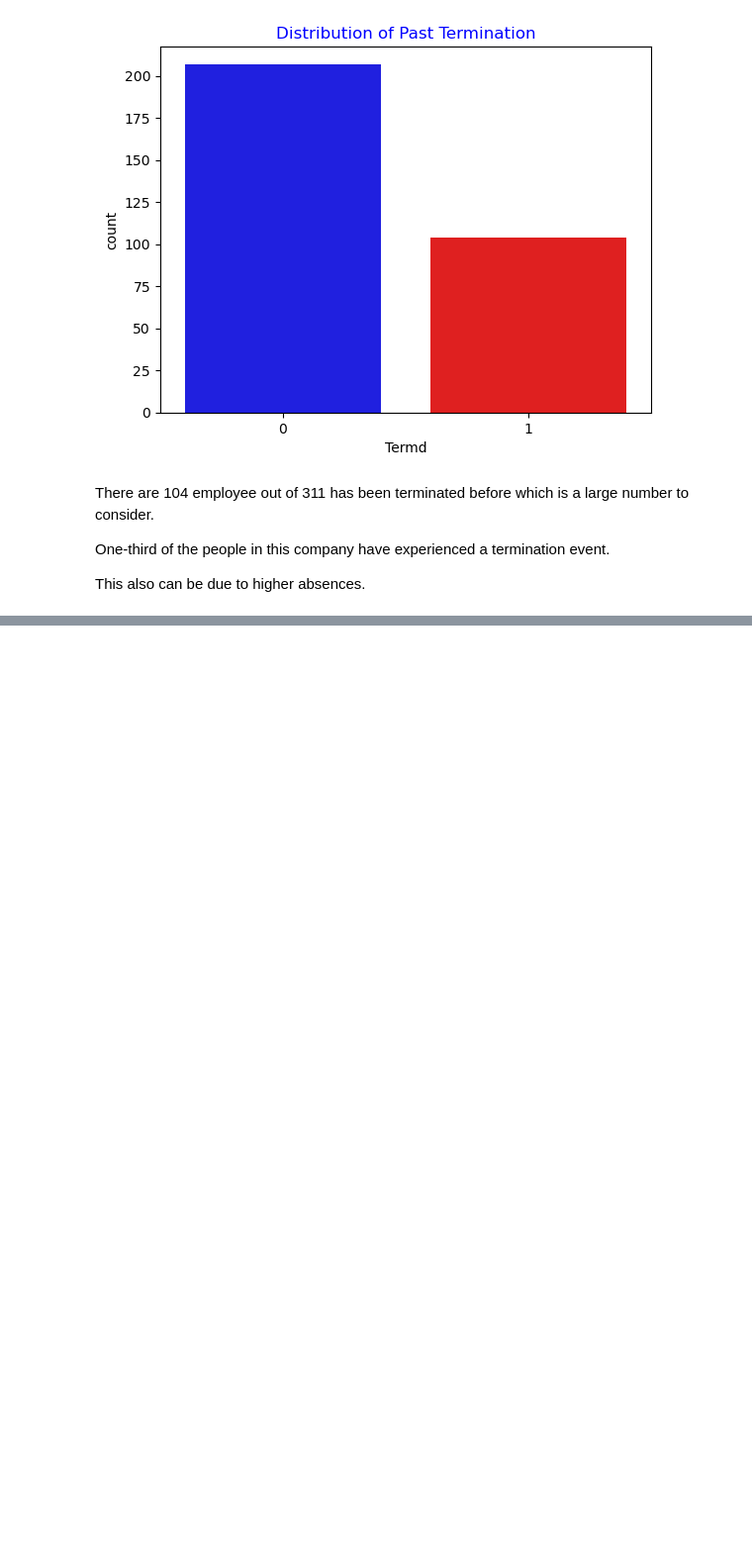
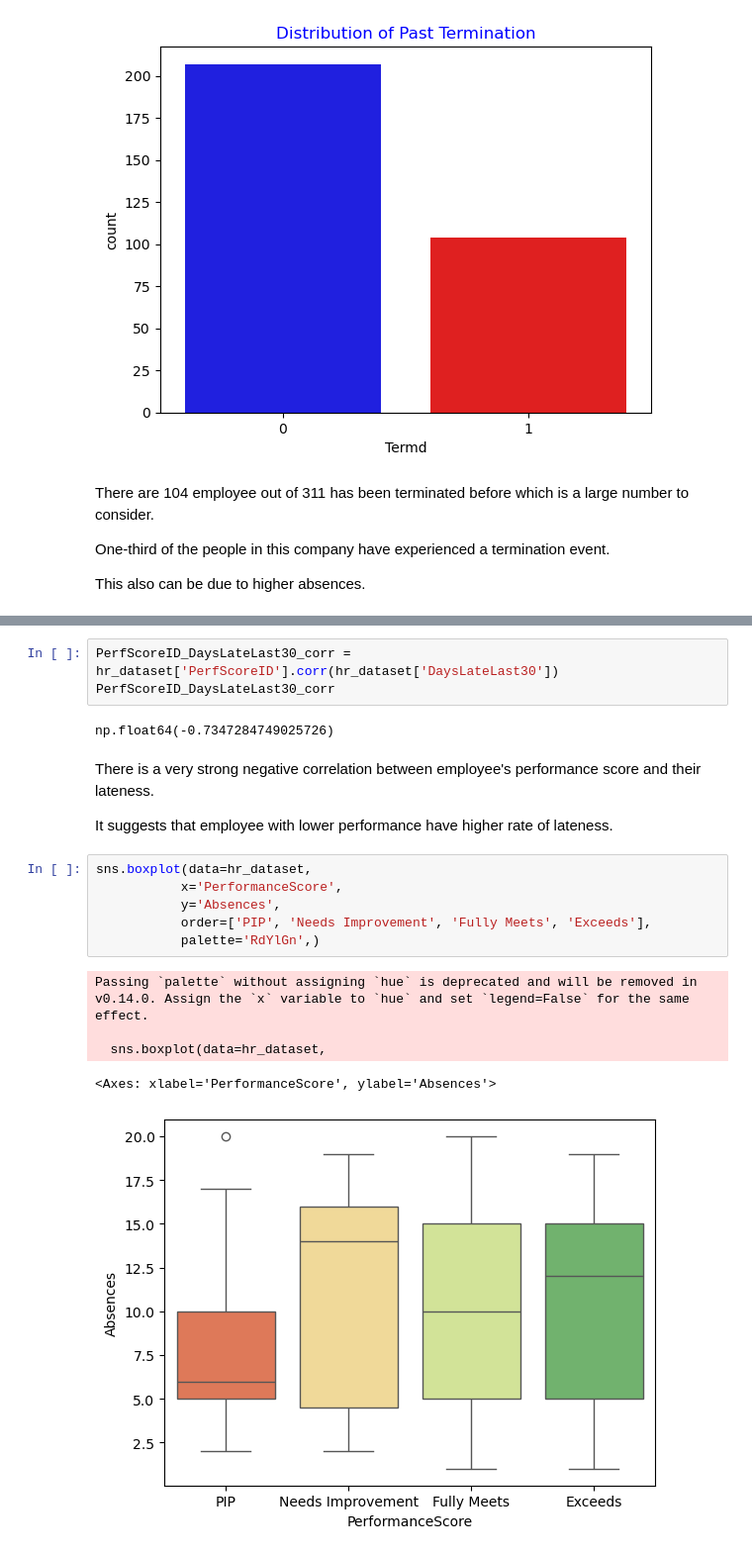
Before and after one commit to Kanitoure5301/tkh_career_analysis, a Jupyter notebook: notebooks/empl_perf_mohammed.ipynb, the cells around one changed output, grey strips where cells are left out. Shown: that part at 99% size. Drawn from its saved outputs; the diff is of its cells as text; blank space fills up the shorter version.

```diff
--- a/notebooks/empl_perf_mohammed.ipynb
+++ b/notebooks/empl_perf_mohammed.ipynb
@@ -298,0 +351,21 @@ This also can be due to higher absences.
+# %%
+PerfScoreID_DaysLateLast30_corr = hr_dataset['PerfScoreID'].corr(hr_dataset['DaysLateLast30'])
+PerfScoreID_DaysLateLast30_corr
+# %% [output]
+np.float64(-0.7347284749025726)
+# %% [markdown]
+There is a very strong negative correlation between employee's performance score and their lateness.
+
+It suggests that employee with lower performance have higher rate of lateness.
+# %%
+sns.boxplot(data=hr_dataset,
+           x='PerformanceScore',
+           y='Absences',
+           order=['PIP', 'Needs Improvement', 'Fully Meets', 'Exceeds'],
+           palette='RdYlGn',)
+# %% [output]
+Passing `palette` without assigning `hue` is deprecated and will be removed in v0.14.0. Assign the `x` variable to `hue` and set `legend=False` for the same effect.
+
+  sns.boxplot(data=hr_dataset,
+<Axes: xlabel='PerformanceScore', ylabel='Absences'>
+[figure, added]
```
Also changed, not shown: parts of 27 cells of this notebook, 1 other file.
